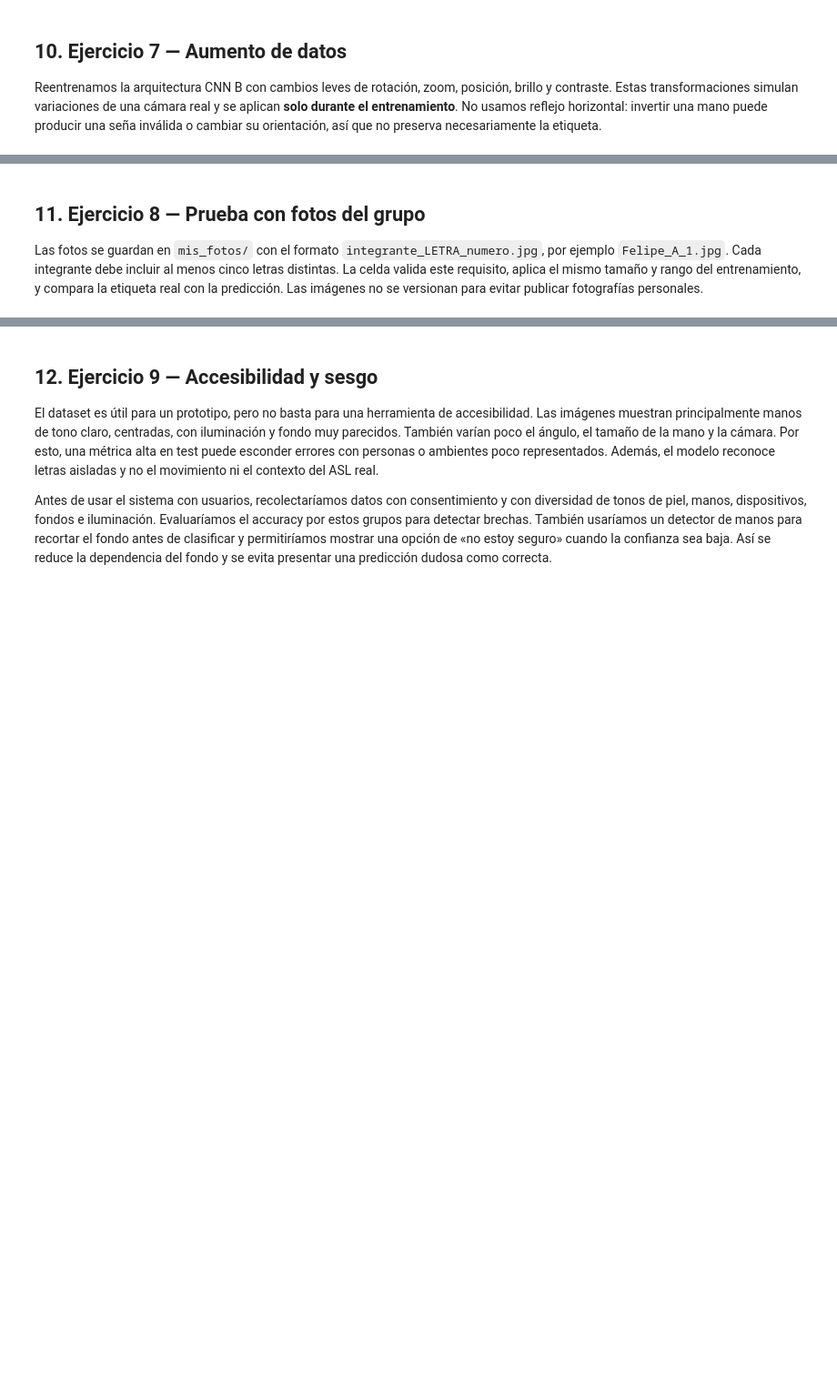
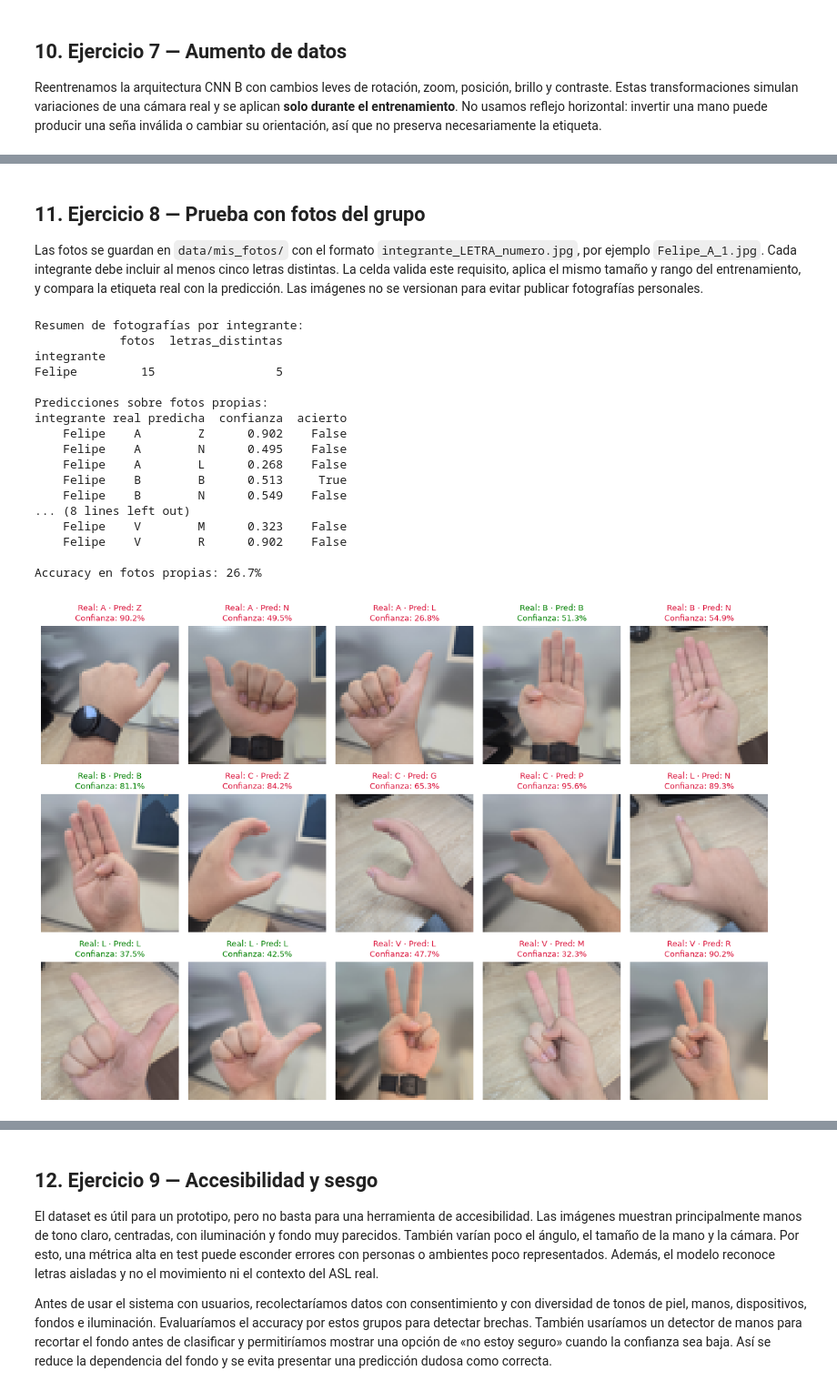
Before and after one commit to FelipeAP04/Lab3-DataScience, a Jupyter notebook: notebook/Lab3_ASL.ipynb, the cells around one changed output, grey strips where cells are left out. Shown at 91% size. Cells and saved outputs as stored; diff of their text form; code cells hidden in the pictures; blank space fills up the shorter version.

```diff
--- a/notebook/Lab3_ASL.ipynb
+++ b/notebook/Lab3_ASL.ipynb
@@ -1165,7 +1340,7 @@ else:
 # %% [markdown]
 ## 11. Ejercicio 8 — Prueba con fotos del grupo
 
-Las fotos se guardan en `mis_fotos/` con el formato
+Las fotos se guardan en `data/mis_fotos/` con el formato
 `integrante_LETRA_numero.jpg`, por ejemplo `Felipe_A_1.jpg`. Cada integrante debe incluir al
 menos cinco letras distintas. La celda valida este requisito, aplica el mismo tamaño y rango
 del entrenamiento, y compara la etiqueta real con la predicción. Las imágenes no se versionan
@@ -1181,7 +1356,7 @@ def preparar_foto(ruta):
         ) / 255.0
     return arreglo
 
-carpeta_fotos = Path("../mis_fotos")
+carpeta_fotos = Path("../data/mis_fotos")
 extensiones = {".jpg", ".jpeg", ".png"}
 rutas_fotos = sorted(
     p for p in carpeta_fotos.glob("*") if p.suffix.lower() in extensiones
@@ -1198,39 +1373,60 @@ for ruta in rutas_fotos:
     })
 
 if not registros_fotos:
-    print("No hay fotos propias para evaluar. Agrega al menos cinco letras por integrante en mis_fotos/.")
+    print("No hay fotos propias para evaluar. Agrega las imágenes en data/mis_fotos/.")
 else:
-    fotos_por_integrante = pd.DataFrame(registros_fotos).groupby("integrante")["real"].nunique()
-    print("Letras distintas por integrante:")
-    print(fotos_por_integrante.to_string())
-    if (fotos_por_integrante < 5).any():
-        print("Advertencia: faltan integrantes con cinco letras distintas.")
+    resumen_fotos = pd.DataFrame(registros_fotos).groupby("integrante").agg(
+        fotos=("real", "size"), letras_distintas=("real", "nunique")
+    )
+    print("Resumen de fotografías por integrante:")
+    print(resumen_fotos.to_string())
+    if (resumen_fotos["fotos"] <= 5).any() or (resumen_fotos["letras_distintas"] < 5).any():
+        print("Advertencia: cada integrante necesita más de cinco pruebas y cinco letras distintas.")
 
     X_propias = np.stack([preparar_foto(r["ruta"]) for r in registros_fotos])
     cnn_fotos = (cnn_b_aug if resultados["CNN B + aumento"] >= resultados[mejor_cnn_nombre]
                  else mejor_cnn)
     probabilidades = cnn_fotos.predict(X_propias, verbose=0)
     for registro, prob in zip(registros_fotos, probabilidades):
         registro["predicha"] = CLASES[int(prob.argmax())]
         registro["confianza"] = float(prob.max())
 
     tabla_fotos = pd.DataFrame(registros_fotos).drop(columns="ruta")
     tabla_fotos["acierto"] = tabla_fotos["real"] == tabla_fotos["predicha"]
     print("\nPredicciones sobre fotos propias:")
     print(tabla_fotos.to_string(index=False, float_format=lambda v: f"{v:.3f}"))
     print(f"\nAccuracy en fotos propias: {tabla_fotos['acierto'].mean():.1%}")
 
     columnas = 5
     filas = int(np.ceil(len(registros_fotos) / columnas))
     fig, axes = plt.subplots(filas, columnas, figsize=(12, 2.8 * filas), squeeze=False)
     for ax, imagen, registro in zip(axes.ravel(), X_propias, registros_fotos):
         ax.imshow(imagen); ax.axis("off")
         color = "green" if registro["real"] == registro["predicha"] else "crimson"
         ax.set_title(f"Real: {registro['real']} · Pred: {registro['predicha']}\n"
                      f"Confianza: {registro['confianza']:.1%}", color=color, fontsize=9)
     for ax in axes.ravel()[len(registros_fotos):]:
         ax.axis("off")
     plt.tight_layout(); plt.show()
+# %% [output]
+Resumen de fotografías por integrante:
+            fotos  letras_distintas
+integrante
+Felipe         15                 5
+
+Predicciones sobre fotos propias:
+integrante real predicha  confianza  acierto
+    Felipe    A        Z      0.902    False
+    Felipe    A        N      0.495    False
+    Felipe    A        L      0.268    False
+    Felipe    B        B      0.513     True
+    Felipe    B        N      0.549    False
+... (8 lines left out)
+    Felipe    V        M      0.323    False
+    Felipe    V        R      0.902    False
+
+Accuracy en fotos propias: 26.7%
+[figure, added]
 # %% [markdown]
 ### 11.1 Discusión de la prueba externa
 
```
Also changed, not shown: parts of 27 cells of this notebook.
